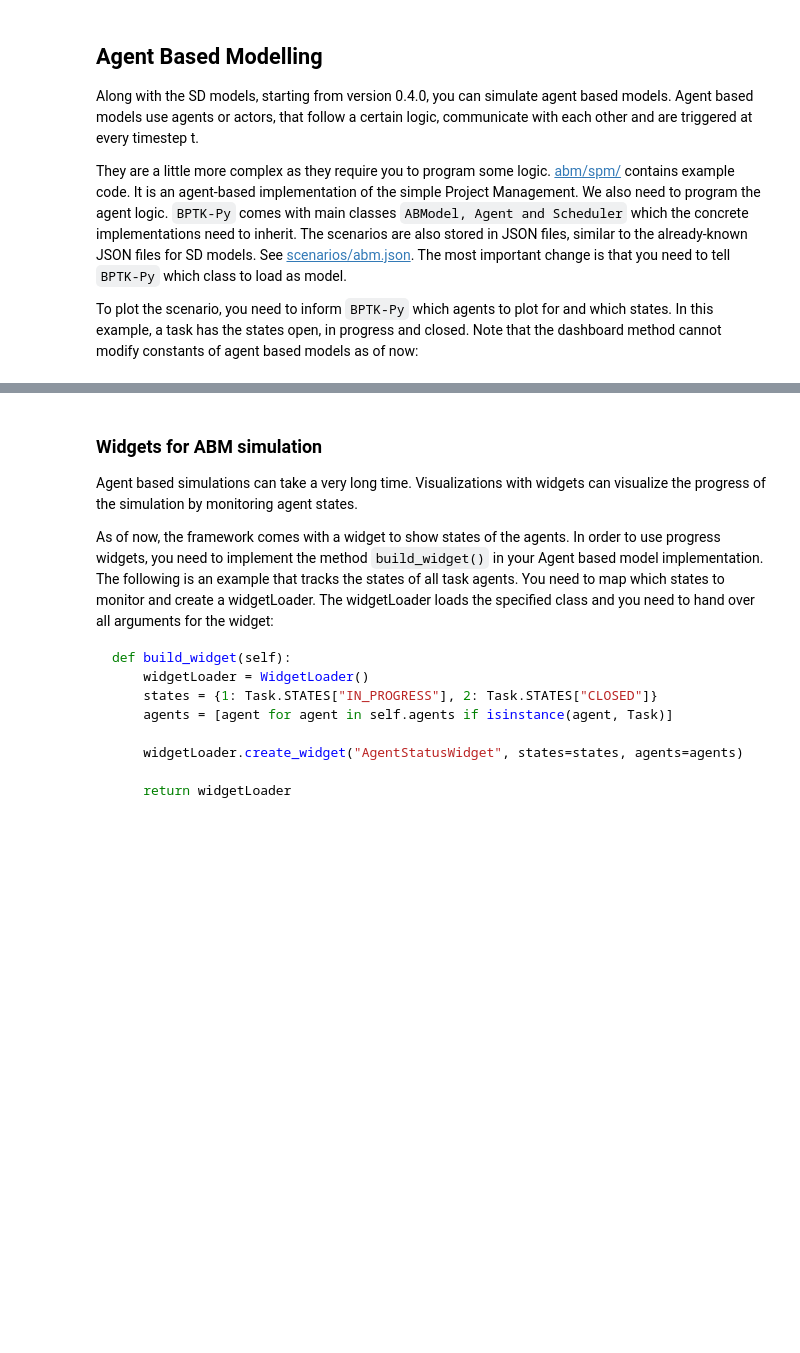
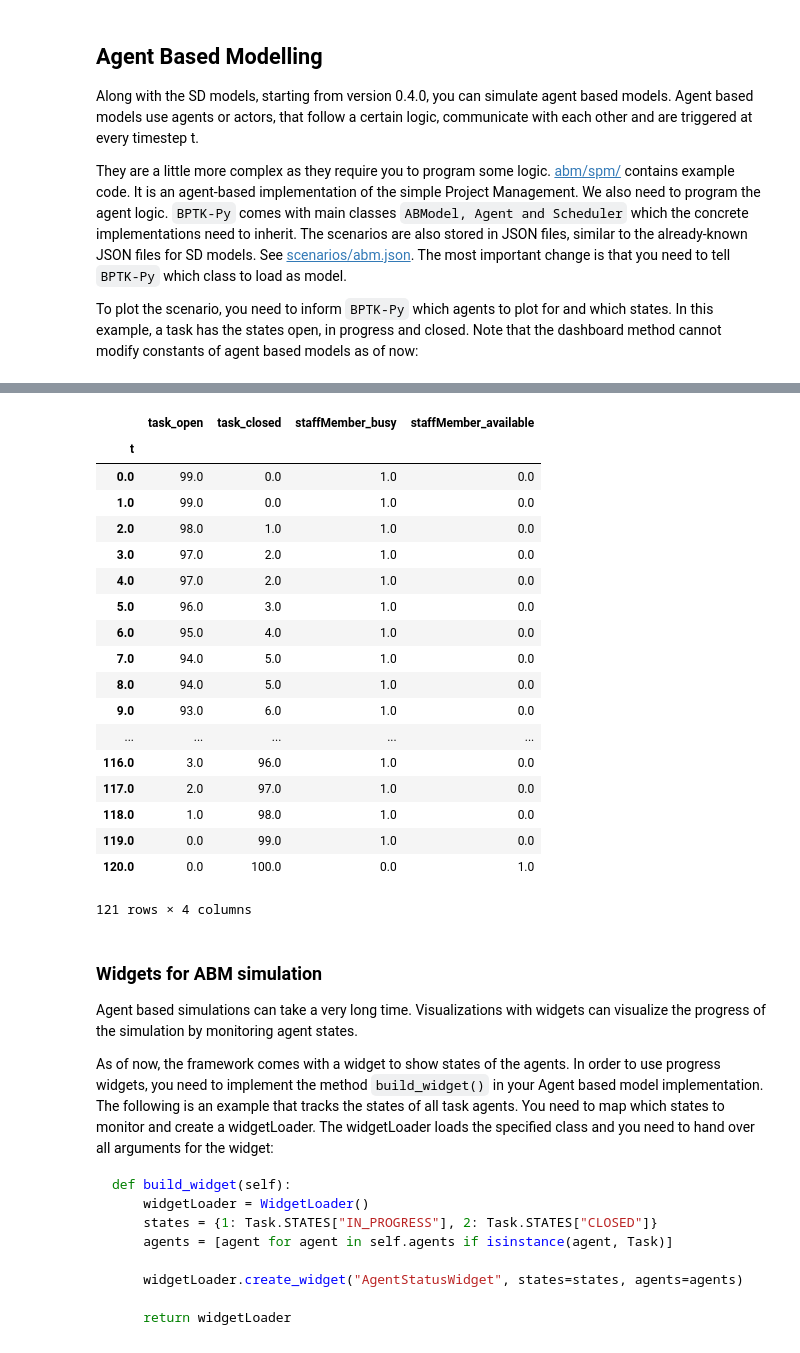
Before and after one commit to transentis/bptk_py_tutorial, a Jupyter notebook: bptk_py_in_depth.ipynb, the cells around one changed output, grey strips where cells are left out. Cells and saved outputs as stored; diff of their text form; code cells hidden in the pictures; blank space fills up the shorter version.

```diff
--- a/bptk_py_in_depth.ipynb
+++ b/bptk_py_in_depth.ipynb
@@ -781,3 +794,34 @@ bptk.plot_scenarios(
+# %%
+bptk.plot_scenarios(
+    scenario_managers=[
+                       "ABMsmSimpleProjectManagement",
+                      ],
+    kind='line',
+    scenarios=["scenarioSPM"],
+    agents=["task","staffMember"],
+    agent_states=["open","closed","busy","available"],
+    return_df=True
+)
+# %% [output]
+|  | task_open | task_closed | staffMember_busy | staffMember_available |
+| t |  |  |  |  |
+| 0.0 | 99.0 | 0.0 | 1.0 | 0.0 |
+| 1.0 | 99.0 | 0.0 | 1.0 | 0.0 |
+| 2.0 | 98.0 | 1.0 | 1.0 | 0.0 |
+| 3.0 | 97.0 | 2.0 | 1.0 | 0.0 |
+| 4.0 | 97.0 | 2.0 | 1.0 | 0.0 |
+| 5.0 | 96.0 | 3.0 | 1.0 | 0.0 |
+| 6.0 | 95.0 | 4.0 | 1.0 | 0.0 |
+| 7.0 | 94.0 | 5.0 | 1.0 | 0.0 |
+| 8.0 | 94.0 | 5.0 | 1.0 | 0.0 |
+| 9.0 | 93.0 | 6.0 | 1.0 | 0.0 |
+| ... | ... | ... | ... | ... |
+| 116.0 | 3.0 | 96.0 | 1.0 | 0.0 |
+| 117.0 | 2.0 | 97.0 | 1.0 | 0.0 |
+| 118.0 | 1.0 | 98.0 | 1.0 | 0.0 |
+| 119.0 | 0.0 | 99.0 | 1.0 | 0.0 |
+| 120.0 | 0.0 | 100.0 | 0.0 | 1.0 |
+121 rows × 4 columns
 # %% [markdown]
 ### Widgets for ABM simulation
 Agent based simulations can take a very long time. Visualizations with widgets can visualize the progress of the simulation by monitoring agent states.
```
Also changed, not shown: parts of 4 cells of this notebook, 5 other files.
